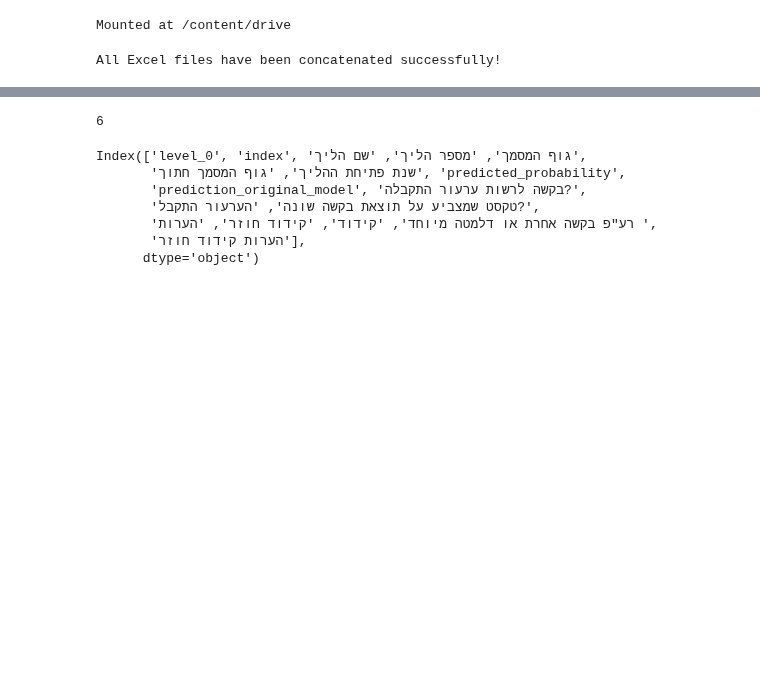
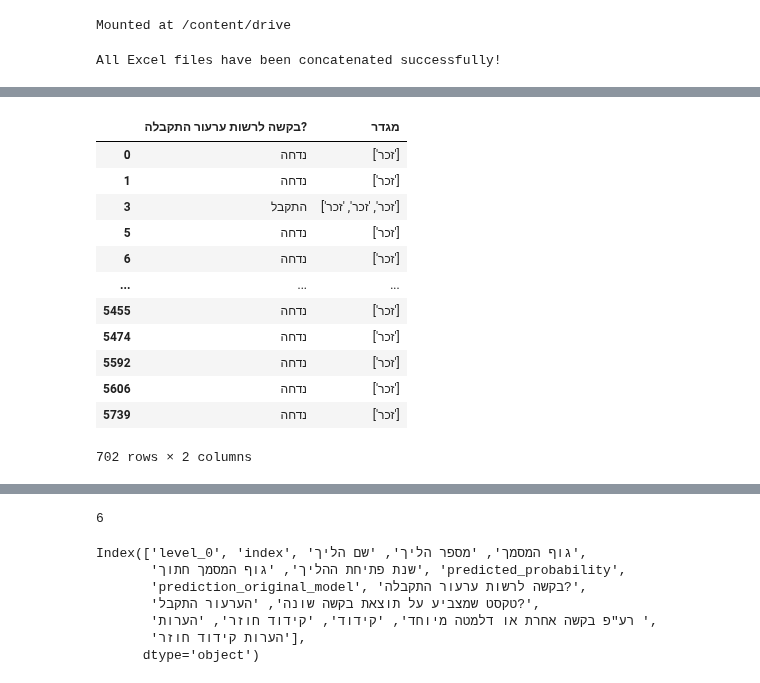
Before and after one commit to noambassat/SupremeCourtClassifier, a Jupyter notebook: LLM_Court.ipynb, the cells around one changed output, grey strips where cells are left out. Drawn from its saved outputs; the diff is of its cells as text; code cells hidden in the pictures; blank space fills up the shorter version.

```diff
--- a/LLM_Court.ipynb
+++ b/LLM_Court.ipynb
@@ -47,0 +68,16 @@ All Excel files have been concatenated successfully!
+# %%
+check_gender_bias[["בקשה לרשות ערעור התקבלה?","מגדר"]]
+# %% [output]
+|  | בקשה לרשות ערעור התקבלה? | מגדר |
+| 0 | נדחה | ['זכר'] |
+| 1 | נדחה | ['זכר'] |
+| 3 | התקבל | ['זכר', 'זכר', 'זכר'] |
+| 5 | נדחה | ['זכר'] |
+| 6 | נדחה | ['זכר'] |
+| ... | ... | ... |
+| 5455 | נדחה | ['זכר'] |
+| 5474 | נדחה | ['זכר'] |
+| 5592 | נדחה | ['זכר'] |
+| 5606 | נדחה | ['זכר'] |
+| 5739 | נדחה | ['זכר'] |
+702 rows × 2 columns
```
Also changed, not shown: parts of 44 cells of this notebook.
